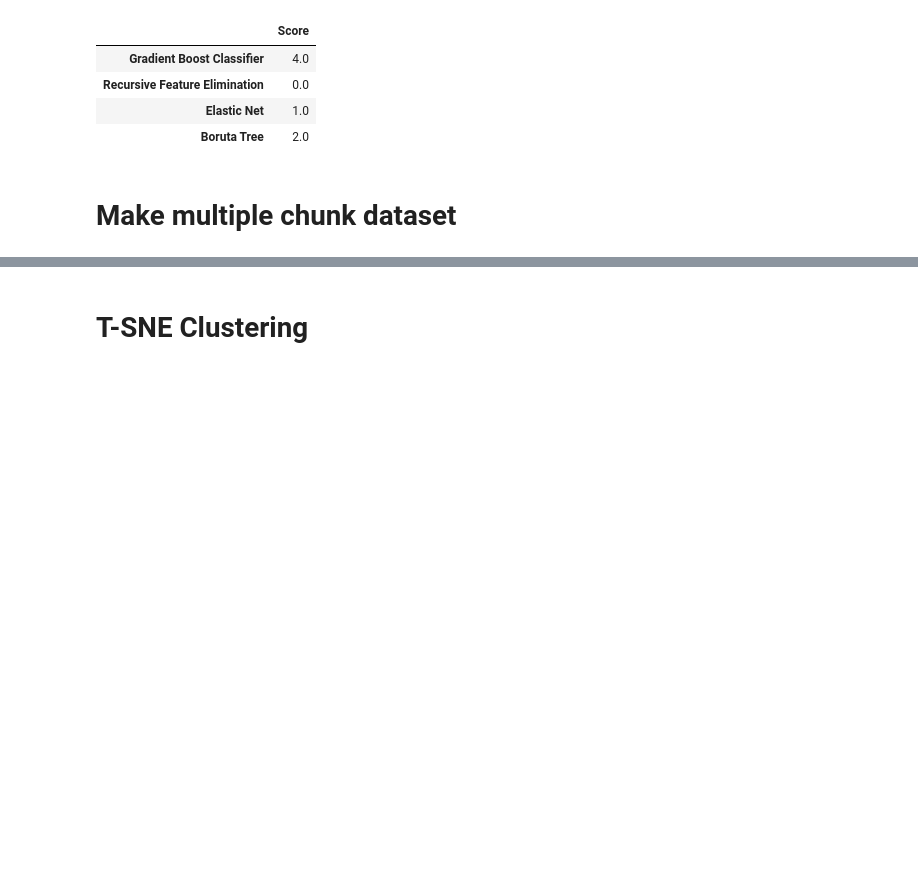
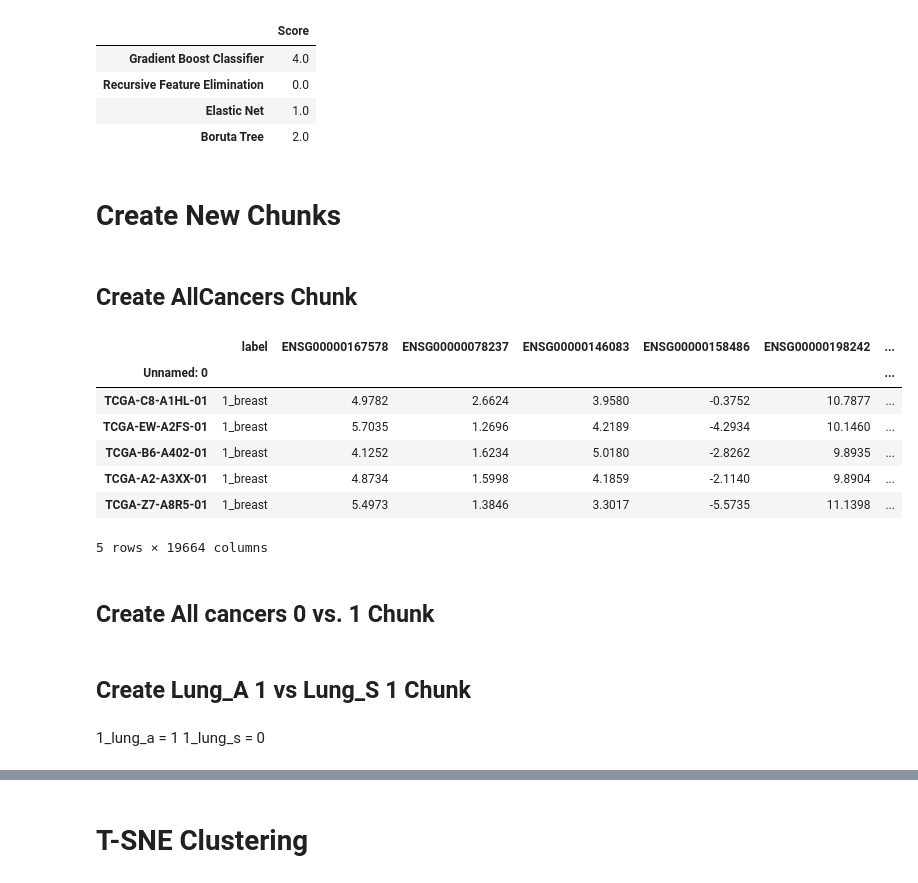
Before and after one commit to mikesamir/oncological_gene_expression_analysis, a Jupyter notebook: Mike/2_Model_Evaluation.ipynb, the cells around one changed output, grey strips where cells are left out. Drawn from its saved outputs; the diff is of its cells as text; code cells hidden in the pictures; blank space fills up the shorter version.

```diff
--- a/Mike/2_Model_Evaluation.ipynb
+++ b/Mike/2_Model_Evaluation.ipynb
@@ -141,8 +123,10 @@ model_scores
 | Boruta Tree | 2.0 |
 # %%
 genes_10 = results.head(10).index.tolist()
-# %% [markdown]
-# Make multiple chunk dataset
+# %% [markdown]
+# Create New Chunks
+# %% [markdown]
+## Create AllCancers Chunk
 # %%
 chunk_breast = pd.read_csv("Output/Chunk_Breast.csv")
 chunk_colon = pd.read_csv("Output/Chunk_Colon.csv")
@@ -164,3 +148,16 @@ for chunk, cancer in zip(chunks, cancers):
     chunk["label"].replace(0, "0_" + cancer, inplace = True)
 
     chunk_df = chunk_df.append(chunk)
+# %%
+chunk_df = pd.read_csv("Output/Chunk_AllCancers.csv", index_col = "Unnamed: 0"); chunk_df.head()
+# %% [output]
+|  | label | ENSG00000167578 | ENSG00000078237 | ENSG00000146083 | ENSG00000158486 | ENSG00000198242 | ... |
+| Unnamed: 0 |  |  |  |  |  |  | ... |
+| TCGA-C8-A1HL-01 | 1_breast | 4.9782 | 2.6624 | 3.9580 | -0.3752 | 10.7877 | ... |
+| TCGA-EW-A2FS-01 | 1_breast | 5.7035 | 1.2696 | 4.2189 | -4.2934 | 10.1460 | ... |
+| TCGA-B6-A402-01 | 1_breast | 4.1252 | 1.6234 | 5.0180 | -2.8262 | 9.8935 | ... |
+| TCGA-A2-A3XX-01 | 1_breast | 4.8734 | 1.5998 | 4.1859 | -2.1140 | 9.8904 | ... |
+| TCGA-Z7-A8R5-01 | 1_breast | 5.4973 | 1.3846 | 3.3017 | -5.5735 | 11.1398 | ... |
+5 rows × 19664 columns
+# %% [markdown]
+## Create All cancers 0 vs. 1 Chunk
@@ -166,0 +169,5 @@ for chunk, cancer in zip(chunks, cancers):
+# %% [markdown]
+## Create Lung_A 1 vs Lung_S 1 Chunk
+# %% [markdown]
+1_lung_a = 1
+1_lung_s = 0
```
Also changed, not shown: parts of 16 cells of this notebook, 3 other files.
